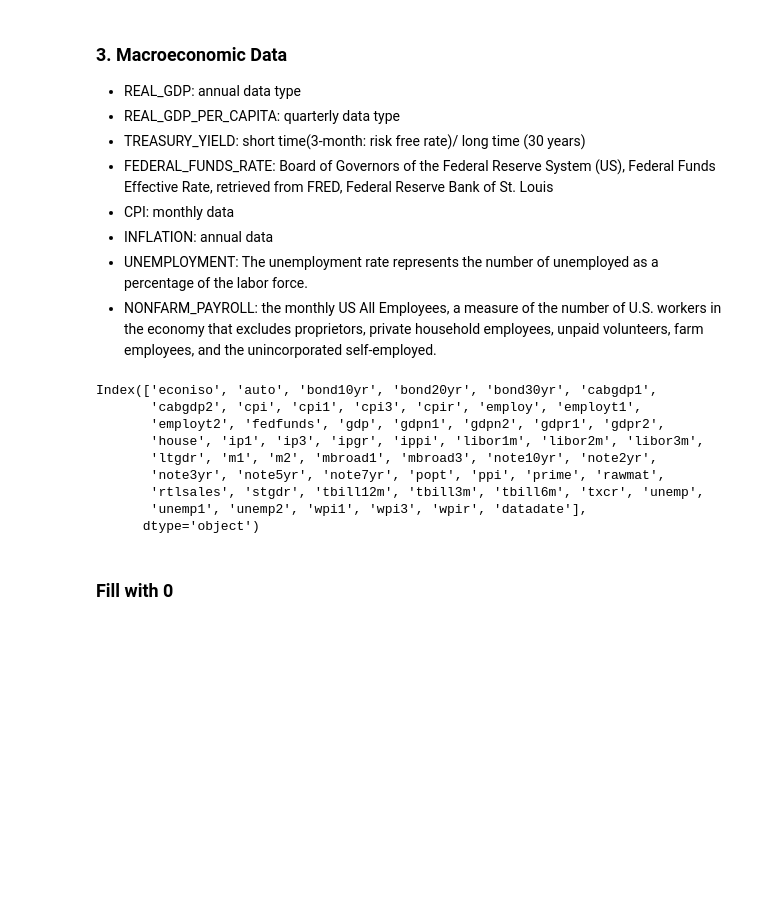
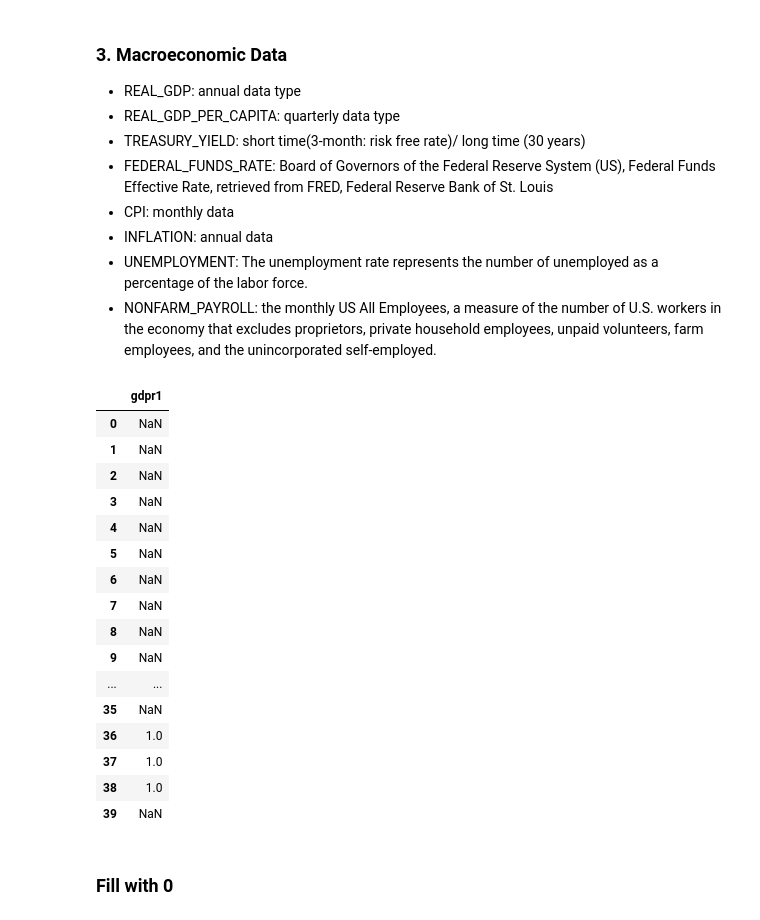
Before and after one commit to ElinorCheng/STA561, a Jupyter notebook: predictors/predictor_prep.ipynb, the cells around one changed output. Cells and saved outputs as stored; diff of their text form; code cells hidden in the pictures; blank space fills up the shorter version.

```diff
--- a/predictors/predictor_prep.ipynb
+++ b/predictors/predictor_prep.ipynb
@@ -68,22 +68,34 @@ macro = macro.loc[macro.datadate < '2020-02-01']
 - INFLATION: annual data
 - UNEMPLOYMENT: The unemployment rate represents the number of unemployed as a percentage of the labor force.
 - NONFARM_PAYROLL: the monthly US All Employees, a measure of the number of U.S. workers in the economy that excludes proprietors, private household employees, unpaid volunteers, farm employees, and the unincorporated self-employed.
-# %%
-macro.columns
-# %% [output]
-Index(['econiso', 'auto', 'bond10yr', 'bond20yr', 'bond30yr', 'cabgdp1',
-       'cabgdp2', 'cpi', 'cpi1', 'cpi3', 'cpir', 'employ', 'employt1',
-       'employt2', 'fedfunds', 'gdp', 'gdpn1', 'gdpn2', 'gdpr1', 'gdpr2',
-       'house', 'ip1', 'ip3', 'ipgr', 'ippi', 'libor1m', 'libor2m', 'libor3m',
-       'ltgdr', 'm1', 'm2', 'mbroad1', 'mbroad3', 'note10yr', 'note2yr',
-       'note3yr', 'note5yr', 'note7yr', 'popt', 'ppi', 'prime', 'rawmat',
-       'rtlsales', 'stgdr', 'tbill12m', 'tbill3m', 'tbill6m', 'txcr', 'unemp',
-       'unemp1', 'unemp2', 'wpi1', 'wpi3', 'wpir', 'datadate'],
-      dtype='object')
+# %%
+def moving_normal(series,win):
+    new = (series - series.rolling(window=win).min())/(series.rolling(window=win).max() - series.rolling(window=win).min())
+
+    return new
 # %%
 macro_columns = ['datadate','gdp','gdpr1','gdpr2','cpi','bond20yr','bond30yr','fedfunds','cpir','wpir','unemp','employ']
 macro_use = macro[macro_columns]
 stock_list = ['AAPL','MSFT','GOOG','AMZN','NVDA','BRK-B','TSLA','META','JNJ','V']
+macro_use.iloc[:,2:3].apply(lambda x: moving_normal(x, win=4),axis=0).head(40)
+# %% [output]
+|  | gdpr1 |
+| 0 | NaN |
+| 1 | NaN |
+| 2 | NaN |
+| 3 | NaN |
+| 4 | NaN |
+| 5 | NaN |
+| 6 | NaN |
+| 7 | NaN |
+| 8 | NaN |
+| 9 | NaN |
+| ... | ... |
+| 35 | NaN |
+| 36 | 1.0 |
+| 37 | 1.0 |
+| 38 | 1.0 |
+| 39 | NaN |
 # %% [markdown]
 ### Fill with 0
 # %%
```
Also changed, not shown: parts of 6 cells of this notebook, 5 other files.
